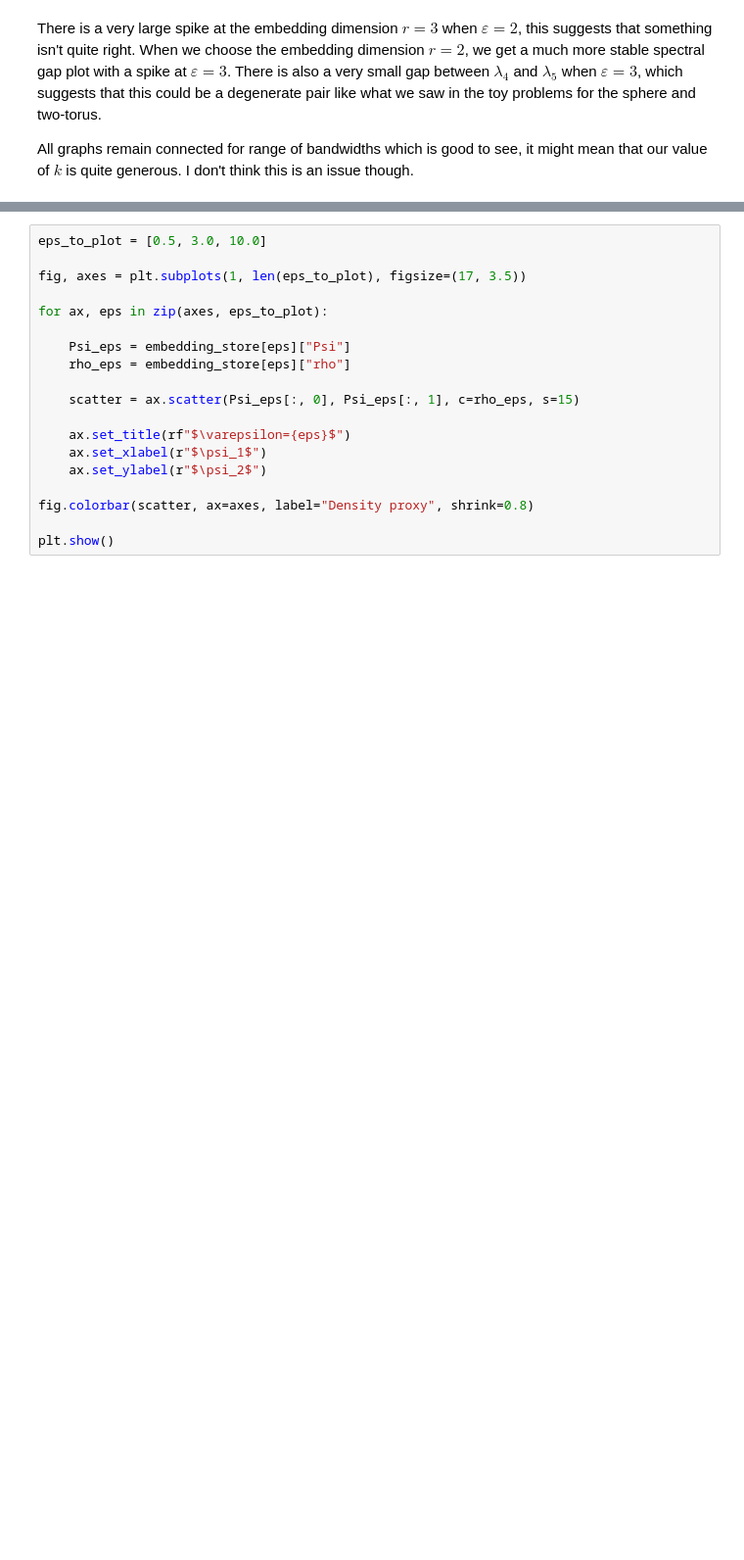
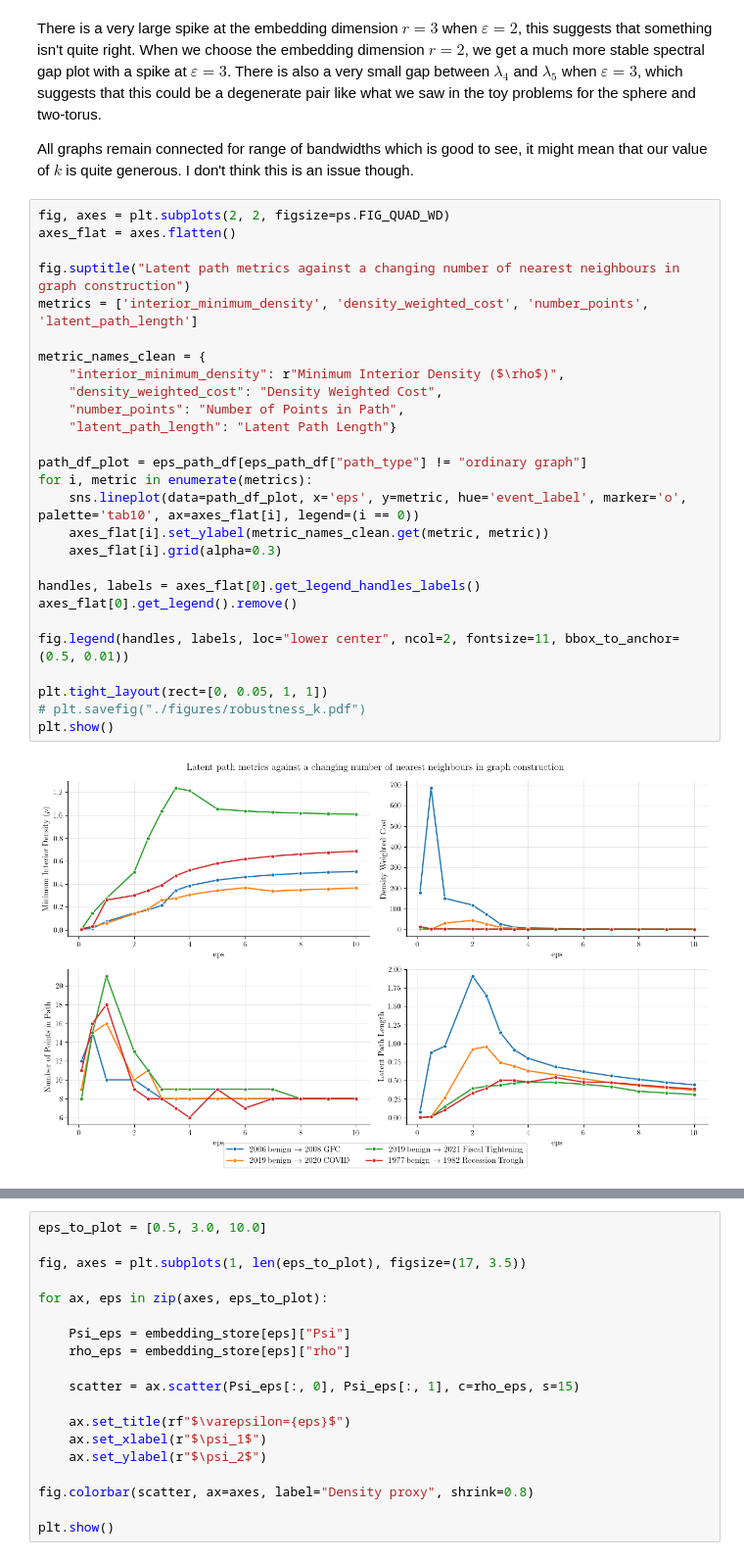
Before and after one commit to adamfowliee/JDKF_Starter, a Jupyter notebook: dissertation_brief/brief_phase8.ipynb, the cells around one changed output, grey strips where cells are left out. Shown at 98% size. Drawn from its saved outputs; the diff is of its cells as text; blank space fills up the shorter version.

```diff
--- a/dissertation_brief/brief_phase8.ipynb
+++ b/dissertation_brief/brief_phase8.ipynb
@@ -375,3 +383,32 @@ plt.show()
 There is a very large spike at the embedding dimension $r=3$ when $\varepsilon=2$, this suggests that something isn't quite right. When we choose the embedding dimension $r=2$, we get a much more stable spectral gap plot with a spike at $\varepsilon=3$. There is also a very small gap between $\lambda_4$ and $\lambda_5$ when $\varepsilon=3$, which suggests that this could be a degenerate pair like what we saw in the toy problems for the sphere and two-torus.
 
 All graphs remain connected for range of bandwidths which is good to see, it might mean that our value of $k$ is quite generous. I don't think this is an issue though.
+# %%
+fig, axes = plt.subplots(2, 2, figsize=ps.FIG_QUAD_WD)
+axes_flat = axes.flatten()
+
+fig.suptitle("Latent path metrics against a changing number of nearest neighbours in graph construction")
+metrics = ['interior_minimum_density', 'density_weighted_cost', 'number_points', 'latent_path_length']
+
+metric_names_clean = {
+    "interior_minimum_density": r"Minimum Interior Density ($\rho$)",
+    "density_weighted_cost": "Density Weighted Cost",
+    "number_points": "Number of Points in Path",
+    "latent_path_length": "Latent Path Length"}
+
+path_df_plot = eps_path_df[eps_path_df["path_type"] != "ordinary graph"]
+for i, metric in enumerate(metrics):
+    sns.lineplot(data=path_df_plot, x='eps', y=metric, hue='event_label', marker='o', palette='tab10', ax=axes_flat[i], legend=(i == 0))
+    axes_flat[i].set_ylabel(metric_names_clean.get(metric, metric))
+    axes_flat[i].grid(alpha=0.3)
+
+handles, labels = axes_flat[0].get_legend_handles_labels()
+axes_flat[0].get_legend().remove()
+
+fig.legend(handles, labels, loc="lower center", ncol=2, fontsize=11, bbox_to_anchor=(0.5, 0.01))
+
+plt.tight_layout(rect=[0, 0.05, 1, 1])
+# plt.savefig("./figures/robustness_k.pdf")
+plt.show()
+# %% [output]
+[figure, added]
```
Also changed, not shown: parts of 20 cells of this notebook, 7 other files.
